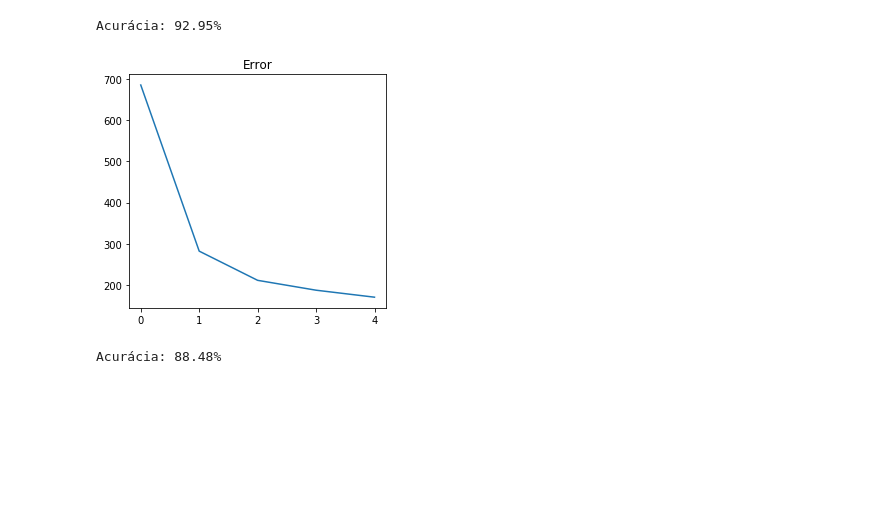
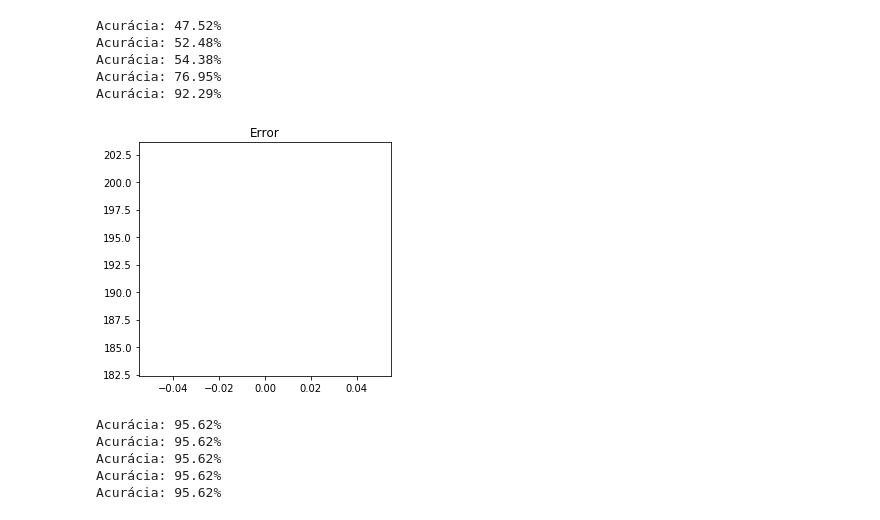
Before and after one commit to rdenadai/AI-Study-Notebooks, a Jupyter notebook: notebooks/Perceptron.ipynb, the cells around one changed output. Cells and saved outputs as stored; diff of their text form; code cells hidden in the pictures; blank space fills up the shorter version.

```diff
--- a/notebooks/Perceptron.ipynb
+++ b/notebooks/Perceptron.ipynb
@@ -47,27 +49,42 @@ class Perceptron():
 # %%
 X_train, X_test, y_train, y_test = train_test_split(X, y, test_size=0.3, random_state=42)
-A = np.c_[X_train, np.ones(len(X_train))]
-B = np.c_[X_test, np.ones(len(X_test))]
 
-md = Perceptron(A.copy(), y_train.copy())
-error = md.train()
+final_error = None
+better_acc = 0
+for _ in range(5):
+    md = Perceptron(X_train.copy(), y_train.copy())
+    error = md.train()
 
-predYm = md.predict(B)
-print(f'Acurácia: {np.round((np.sum(predYm == y_test) / len(y_test)) * 100, 2)}%')
+    predYm = md.predict(X_test)
+    acc = np.round((np.sum(predYm == y_test) / len(y_test)) * 100, 2)
+    print(f'Acurácia: {acc}%')
+    if acc > better_acc:
+        final_error = error
+        better_acc = acc
 
-plt.figure(figsize=(8, 4))
-plt.subplot(1, 2, 1)
-plt.title('Error')
-plt.plot(range(len(error)), error)
-plt.tight_layout()
-plt.show()
+if len(final_error):
+    plt.figure(figsize=(8, 4))
+    plt.subplot(1, 2, 1)
+    plt.title('Error')
+    plt.plot(range(len(error)), error)
+    plt.tight_layout()
+    plt.show()
 # %% [output]
-Acurácia: 92.95%
+Acurácia: 47.52%
+Acurácia: 52.48%
+Acurácia: 54.38%
+Acurácia: 76.95%
+Acurácia: 92.29%
-[figure, old version]
+[figure, new version]
 # %%
-clf = skPerceptron(tol=1e-3, alpha=1e-5, random_state=0)
-clf.fit(A, y_train)
-predY = clf.predict(B)
-print(f'Acurácia: {np.round(clf.score(B, y_test) * 100, 2)}%')
+for _ in range(5):
+    clf = skPerceptron(max_iter=2500, tol=1e-3, alpha=1e-3)
+    clf.fit(A, y_train)
+    predY = clf.predict(B)
+    print(f'Acurácia: {np.round(clf.score(B, y_test) * 100, 2)}%')
 # %% [output]
-Acurácia: 88.48%
+Acurácia: 95.62%
+Acurácia: 95.62%
+Acurácia: 95.62%
+Acurácia: 95.62%
+Acurácia: 95.62%
```
Also changed, not shown: parts of 2 cells of this notebook, 2 other files.
